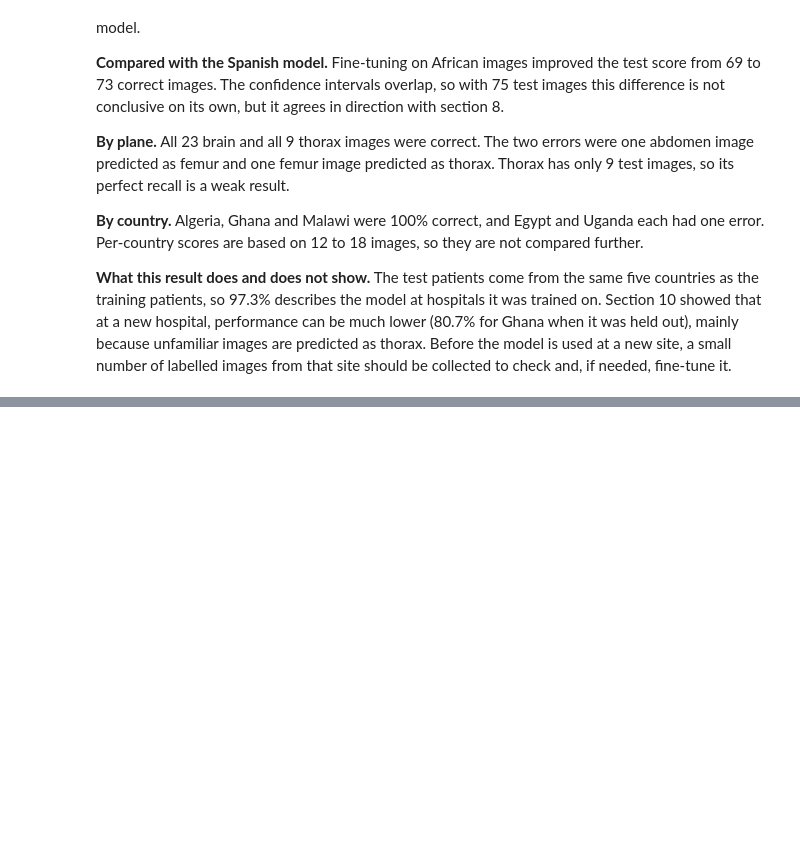
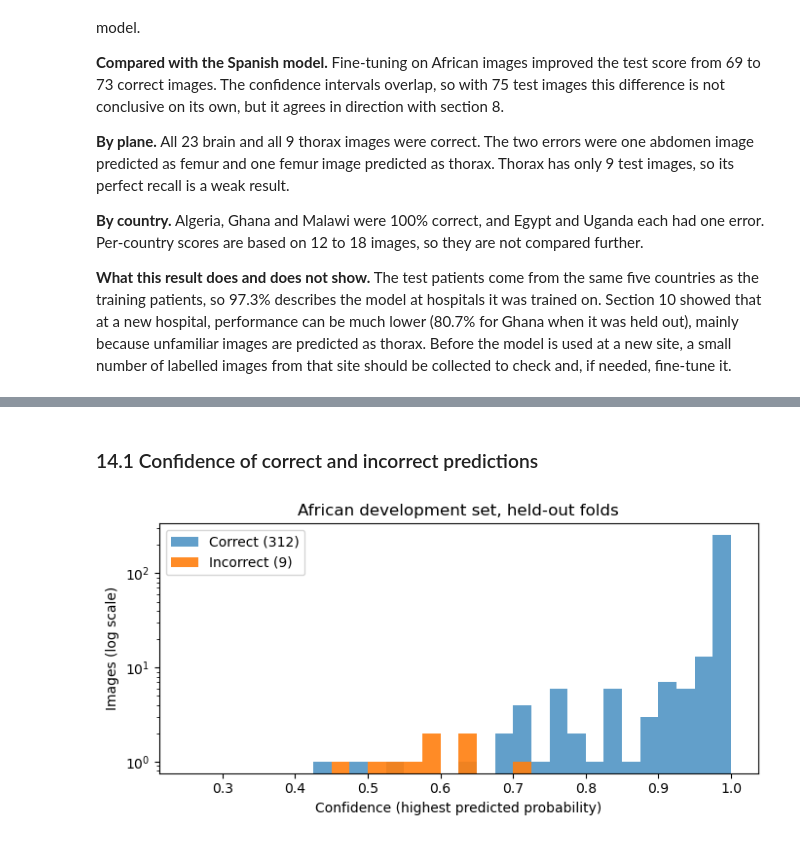
Before and after one commit to odunayoakinlade/fetal-ultrasound-plane-classification, a Jupyter notebook: phase3_modelling/notebooks/model_training.ipynb, the cells around one changed output, grey strips where cells are left out. Saved outputs shown, nothing was run; the diff lists cells and outputs as text; code cells hidden in the pictures; blank space fills up the shorter version.

Commit message:
Add confidence threshold

```diff
--- a/phase3_modelling/notebooks/model_training.ipynb
+++ b/phase3_modelling/notebooks/model_training.ipynb
@@ -317,6 +317,7 @@ pd.crosstab(development["fold"], development["Plane"], margins=True)
 ### 8.2 Fine-tuning each fold
 # %%
 finetuned_pred = np.zeros(len(development), dtype=int)
+finetuned_prob = np.zeros((len(development), len(PLANES)))
 fold_results = []
 
 for fold in range(1, 6):
@@ -332,8 +333,9 @@ for fold in range(1, 6):
                               seed=random_seed + fold)
 
     losses = fine_tune(fold_model, fold_loader, fold_loss, fold_optimizer, device, epochs=5)
-    true, pred, _ = predict(fold_model, make_loader(dev_images[held_out], dev_labels[held_out]), device)
+    true, pred, prob = predict(fold_model, make_loader(dev_images[held_out], dev_labels[held_out]), device)
     finetuned_pred[held_out] = pred
+    finetuned_prob[held_out] = prob
 
     fold_results.append({
         "fold": fold,
@@ -718,0 +729,20 @@ plt.show()
+# %% [markdown]
+### 14.1 Confidence of correct and incorrect predictions
+# %%
+dev_confidence = finetuned_prob.max(axis=1)
+dev_wrong = finetuned_pred != dev_labels
+
+fig, ax = plt.subplots(figsize=(7, 3.5))
+bins = np.linspace(0.25, 1.0, 31)
+ax.hist(dev_confidence[~dev_wrong], bins=bins, alpha=0.7, label=f"Correct ({(~dev_wrong).sum()})")
+ax.hist(dev_confidence[dev_wrong], bins=bins, alpha=0.9, label=f"Incorrect ({dev_wrong.sum()})")
+ax.set_yscale("log")
+ax.set_xlabel("Confidence (highest predicted probability)")
+ax.set_ylabel("Images (log scale)")
+ax.set_title("African development set, held-out folds")
+ax.legend()
+plt.tight_layout()
+plt.savefig(FIGURES / "fig6_9_confidence_distribution.png", dpi=300, bbox_inches="tight")
+plt.show()
+# %% [output]
+[figure, added]
```
Also changed, not shown: parts of 14 cells of this notebook, 2 other files.
